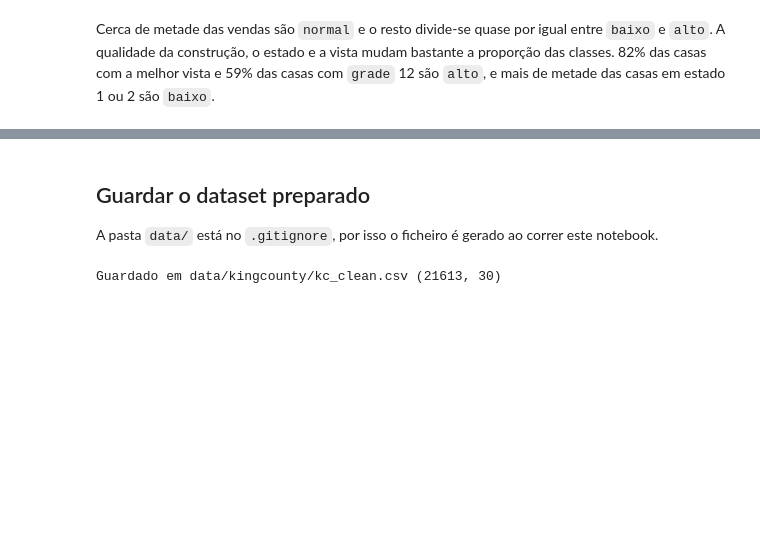
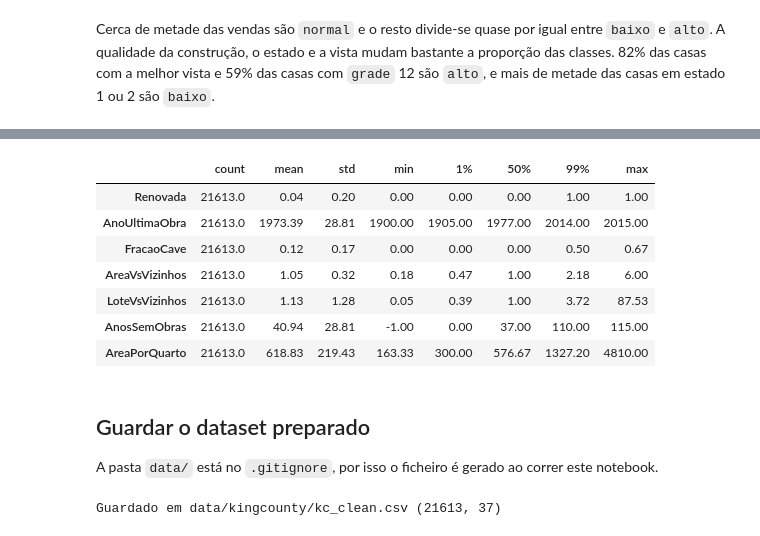
Before and after one commit to AnyTng/FAI26_P02_G09, a Jupyter notebook: 01_EDA.ipynb, the cells around one changed output, grey strips where cells are left out. Saved outputs shown, nothing was run; the diff lists cells and outputs as text; code cells hidden in the pictures; blank space fills up the shorter version.

```diff
--- a/01_EDA.ipynb
+++ b/01_EDA.ipynb
@@ -398,3 +400,25 @@ dados.nsmallest(5, "DesvioPreco")[cols].round(1)
+# %%
+# Ano da última obra: o da renovação, ou o da construção se a casa nunca foi renovada
+dados["Renovada"] = (dados["yr_renovated"] > 0).astype(int)
+dados["AnoUltimaObra"] = dados["yr_renovated"].where(dados["yr_renovated"] > 0, dados["yr_built"])
+
+dados["FracaoCave"] = dados["sqft_basement"] / dados["sqft_living"]
+dados["AreaVsVizinhos"] = dados["sqft_living"] / dados["sqft_living15"]
+dados["LoteVsVizinhos"] = dados["sqft_lot"] / dados["sqft_lot15"]
+dados["AnosSemObras"] = dados["date"].dt.year - dados["AnoUltimaObra"]
+dados["AreaPorQuarto"] = dados["sqft_living"] / dados["bedrooms"].clip(lower=1)
+
+NOVAS = ["Renovada", "AnoUltimaObra", "FracaoCave", "AreaVsVizinhos", "LoteVsVizinhos", "AnosSemObras", "AreaPorQuarto"]
+dados[NOVAS].describe(percentiles=[.01, .5, .99]).T.round(2)
+# %% [output]
+|  | count | mean | std | min | 1% | 50% | 99% | max |
+| Renovada | 21613.0 | 0.04 | 0.20 | 0.00 | 0.00 | 0.00 | 1.00 | 1.00 |
+| AnoUltimaObra | 21613.0 | 1973.39 | 28.81 | 1900.00 | 1905.00 | 1977.00 | 2014.00 | 2015.00 |
+| FracaoCave | 21613.0 | 0.12 | 0.17 | 0.00 | 0.00 | 0.00 | 0.50 | 0.67 |
+| AreaVsVizinhos | 21613.0 | 1.05 | 0.32 | 0.18 | 0.47 | 1.00 | 2.18 | 6.00 |
+| LoteVsVizinhos | 21613.0 | 1.13 | 1.28 | 0.05 | 0.39 | 1.00 | 3.72 | 87.53 |
+| AnosSemObras | 21613.0 | 40.94 | 28.81 | -1.00 | 0.00 | 37.00 | 110.00 | 115.00 |
+| AreaPorQuarto | 21613.0 | 618.83 | 219.43 | 163.33 | 300.00 | 576.67 | 1327.20 | 4810.00 |
 # %% [markdown]
 ## Guardar o dataset preparado
 
@@ -404,4 +428,4 @@ saida = "data/kingcounty/kc_clean.csv"
 dados.drop(columns=colunas_auxiliares).to_csv(saida, index=False)
 print("Guardado em", saida, dados.shape)
 # %% [output]
-Guardado em data/kingcounty/kc_clean.csv (21613, 30)
+Guardado em data/kingcounty/kc_clean.csv (21613, 37)
```
Also changed, not shown: parts of 1 cell of this notebook, 4 other files.
